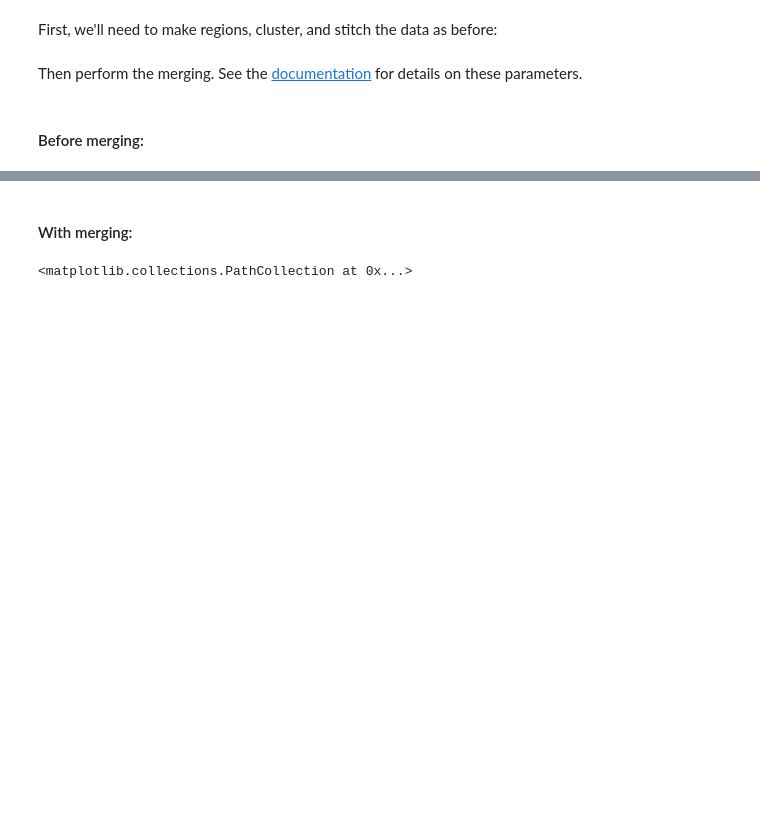
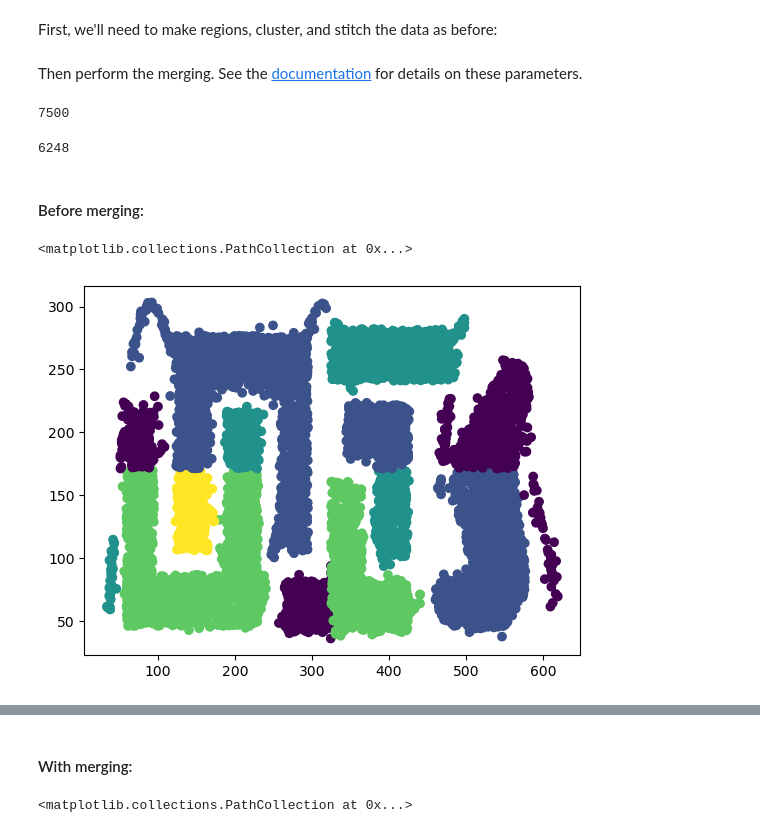
Before and after one commit to simonharnqvist/HEADSS2, a Jupyter notebook: demo/headss_demo.ipynb, the cells around one changed output, grey strips where cells are left out. Drawn from its saved outputs; the diff is of its cells as text; code cells hidden in the pictures; blank space fills up the shorter version.

```diff
--- a/demo/headss_demo.ipynb
+++ b/demo/headss_demo.ipynb
@@ -182,5 +227,21 @@ merged_t4_8k = merge_clusters(
 )
+# %%
+clustered_t4_8k.count()
+# %% [output]
+7500
+# %%
+stitched_t4_8k.count()
+# %% [output]
+6248
 # %% [markdown]
 #### Before merging:
+# %%
+
+import matplotlib.pyplot as plt
+clustered_pd = clustered_t4_8k.toPandas()
+plt.scatter(clustered_pd.x, clustered_pd.y, c = clustered_pd.group)
+# %% [output]
+<matplotlib.collections.PathCollection at 0x...>
+[figure, added]
 # %%
 import matplotlib.pyplot as plt
```
Also changed, not shown: parts of 21 cells of this notebook, 14 other files.
